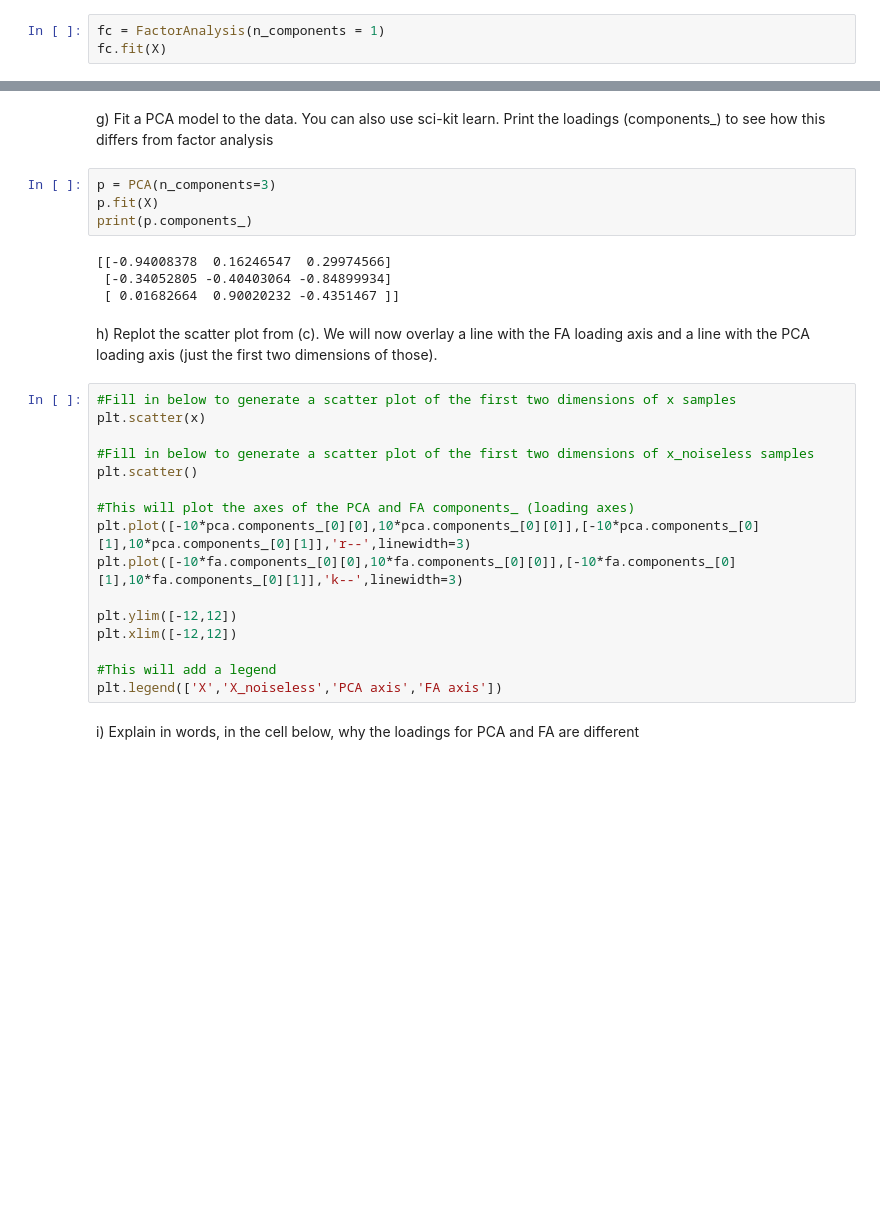
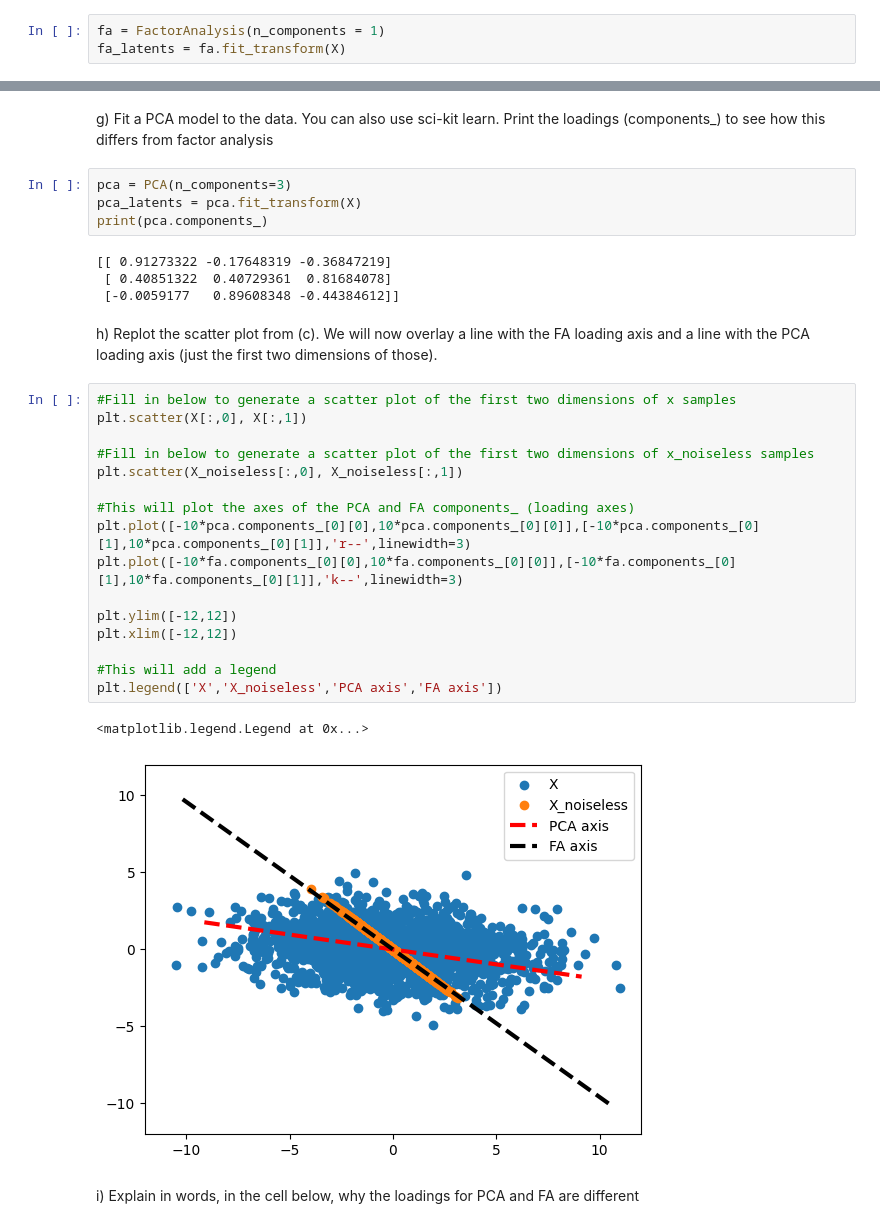
Before and after one commit to dbasrai/nuin443, a Jupyter notebook: problemSets/NUIN443_ps5_FA+GPs-diya.ipynb, the cells around one changed output, grey strips where cells are left out. Saved outputs shown, nothing was run; the diff lists cells and outputs as text; blank space fills up the shorter version.

```diff
--- a/problemSets/NUIN443_ps5_FA+GPs-diya.ipynb
+++ b/problemSets/NUIN443_ps5_FA+GPs-diya.ipynb
@@ -91,5 +91,5 @@ plt.plot()
 # %% [markdown]
 e) Fit a factor analysis model with 1 latent to the data, using sci-kit learn, and get the fit latent (we'll be plotting this latent later). Note that the package, FactorAnalysis, has already been imported
 # %%
-fc = FactorAnalysis(n_components = 1)
-fc.fit(X)
+fa = FactorAnalysis(n_components = 1)
+fa_latents = fa.fit_transform(X)
@@ -106,30 +104,33 @@ print(fc.noise_variance_)
 # %% [markdown]
 g) Fit a PCA model to the data. You can also use sci-kit learn. Print the loadings (components_) to see how this differs from factor analysis
 # %%
-p = PCA(n_components=3)
-p.fit(X)
-print(p.components_)
+pca = PCA(n_components=3)
+pca_latents = pca.fit_transform(X)
+print(pca.components_)
 # %% [output]
-[[-0.94008378  0.16246547  0.29974566]
- [-0.34052805 -0.40403064 -0.84899934]
- [ 0.01682664  0.90020232 -0.4351467 ]]
+[[ 0.91273322 -0.17648319 -0.36847219]
+ [ 0.40851322  0.40729361  0.81684078]
+ [-0.0059177   0.89608348 -0.44384612]]
 # %% [markdown]
 h) Replot the scatter plot from (c). We will now overlay a line with the FA loading axis and a line with the PCA loading axis (just the first two dimensions of those).
 # %%
 #Fill in below to generate a scatter plot of the first two dimensions of x samples
-plt.scatter(x)
+plt.scatter(X[:,0], X[:,1])
 
 #Fill in below to generate a scatter plot of the first two dimensions of x_noiseless samples
-plt.scatter()
+plt.scatter(X_noiseless[:,0], X_noiseless[:,1])
 
 #This will plot the axes of the PCA and FA components_ (loading axes)
 plt.plot([-10*pca.components_[0][0],10*pca.components_[0][0]],[-10*pca.components_[0][1],10*pca.components_[0][1]],'r--',linewidth=3)
 plt.plot([-10*fa.components_[0][0],10*fa.components_[0][0]],[-10*fa.components_[0][1],10*fa.components_[0][1]],'k--',linewidth=3)
 
 plt.ylim([-12,12])
 plt.xlim([-12,12])
 
 #This will add a legend
 plt.legend(['X','X_noiseless','PCA axis','FA axis'])
+# %% [output]
+<matplotlib.legend.Legend at 0x...>
+[figure, added]
 # %% [markdown]
 i) Explain in words, in the cell below, why the loadings for PCA and FA are different
```
Also changed, not shown: parts of 17 cells of this notebook, 1 other file.
